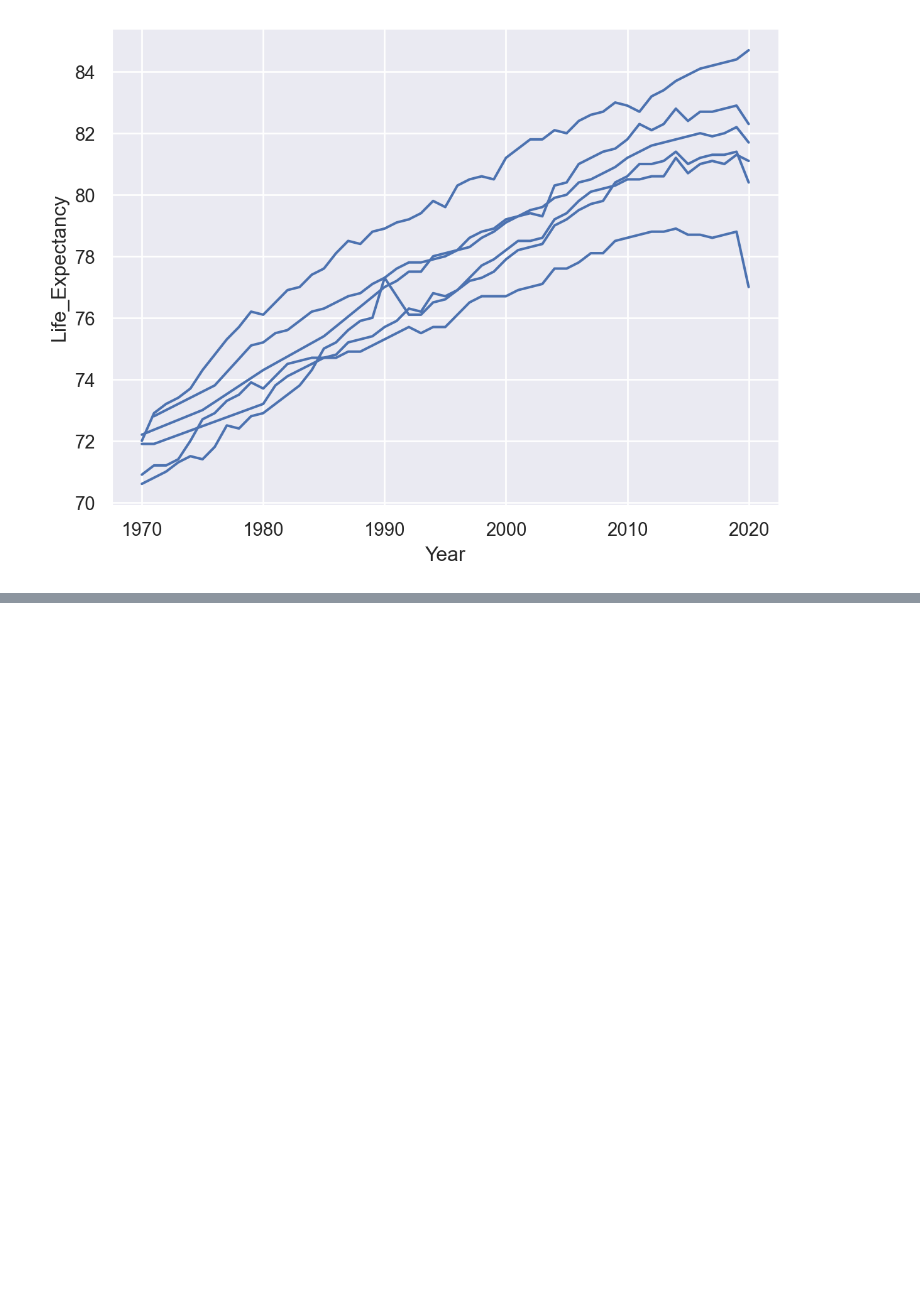
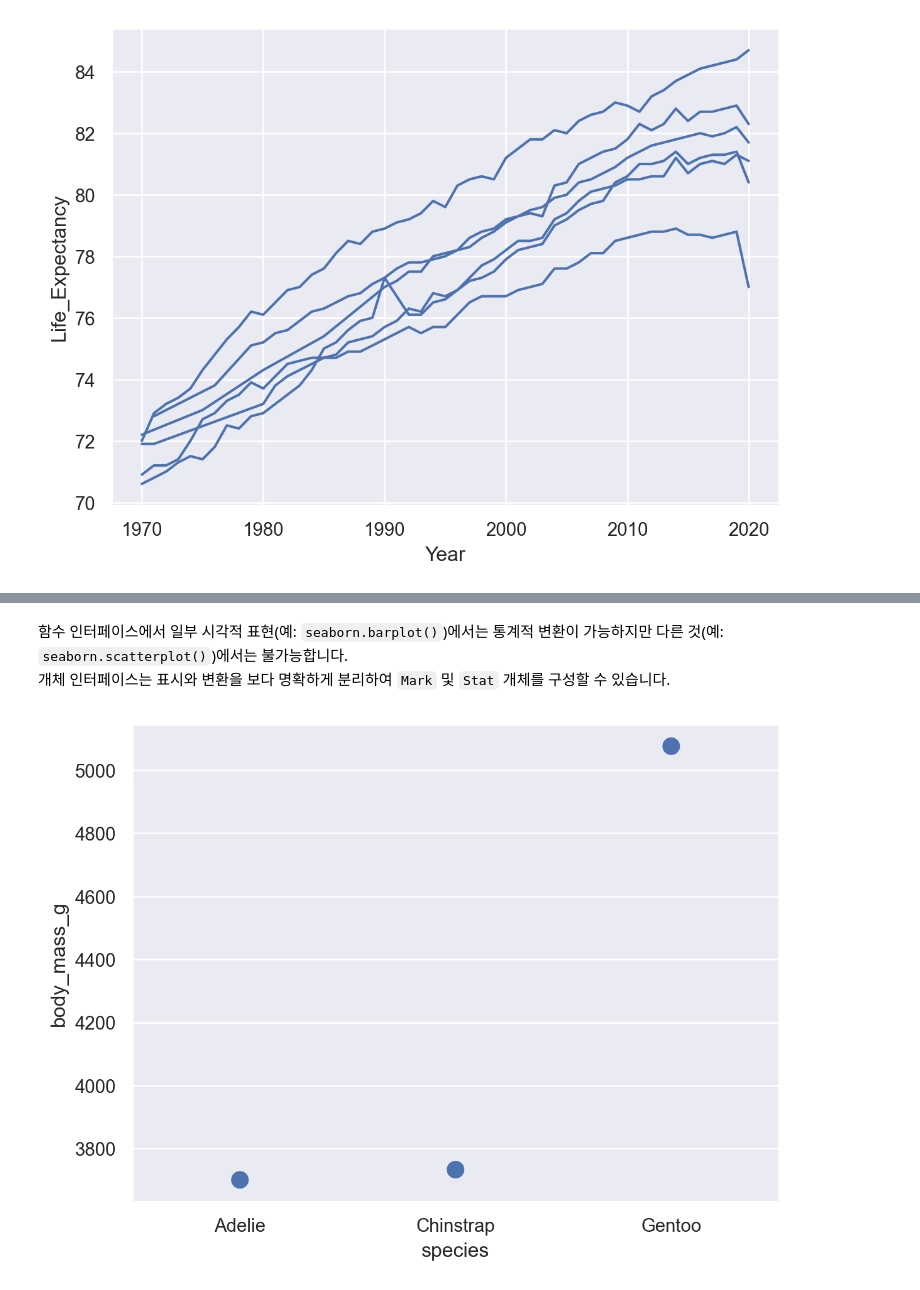
Before and after one commit to jhwn533/Pallet-Town, a Jupyter notebook: The seaborn.objects interface.ipynb, the cells around one changed output, grey strips where cells are left out. Saved outputs shown, nothing was run; the diff lists cells and outputs as text; code cells hidden in the pictures; blank space fills up the shorter version.

Commit message:
Add code The seaborn.objects interface.ipynb

```diff
--- a/The seaborn.objects interface.ipynb
+++ b/The seaborn.objects interface.ipynb
@@ -96,0 +117,10 @@ healthexp = sns.load_dataset("healthexp")
+# %% [markdown]
+함수 인터페이스에서 일부 시각적 표현(예: `seaborn.barplot()`)에서는 통계적 변환이 가능하지만 다른 것(예: `seaborn.scatterplot()`)에서는 불가능합니다.
+개체 인터페이스는 표시와 변환을 보다 명확하게 분리하여 `Mark` 및 `Stat` 개체를 구성할 수 있습니다.
+# %%
+(
+    so.Plot(penguins, x="species", y="body_mass_g")
+    .add(so.Dot(pointsize=10), so.Agg())
+)
+# %% [output]
+[figure, added]
```
Also changed, not shown: parts of 23 cells of this notebook.
